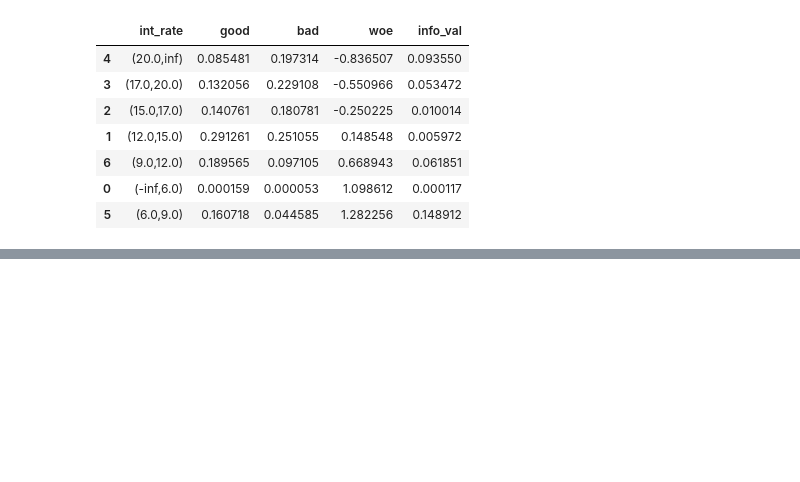
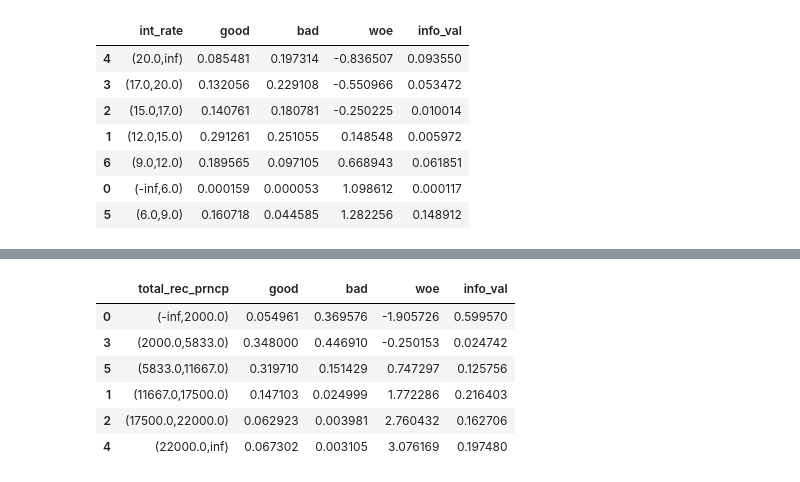
Before and after one commit to FabioSol/StonksBank, a Jupyter notebook: pd_modeling/report.ipynb, the cells around one changed output, grey strips where cells are left out. Drawn from its saved outputs; the diff is of its cells as text; code cells hidden in the pictures; blank space fills up the shorter version.

```diff
--- a/pd_modeling/report.ipynb
+++ b/pd_modeling/report.ipynb
@@ -208,0 +230,10 @@ woe_t.woe_mappings["dti"]
+# %%
+woe_t.woe_mappings["total_rec_prncp"]
+# %% [output]
+|  | total_rec_prncp | good | bad | woe | info_val |
+| 0 | (-inf,2000.0) | 0.054961 | 0.369576 | -1.905726 | 0.599570 |
+| 3 | (2000.0,5833.0) | 0.348000 | 0.446910 | -0.250153 | 0.024742 |
+| 5 | (5833.0,11667.0) | 0.319710 | 0.151429 | 0.747297 | 0.125756 |
+| 1 | (11667.0,17500.0) | 0.147103 | 0.024999 | 1.772286 | 0.216403 |
+| 2 | (17500.0,22000.0) | 0.062923 | 0.003981 | 2.760432 | 0.162706 |
+| 4 | (22000.0,inf) | 0.067302 | 0.003105 | 3.076169 | 0.197480 |
```
Also changed, not shown: parts of 10 cells of this notebook.
